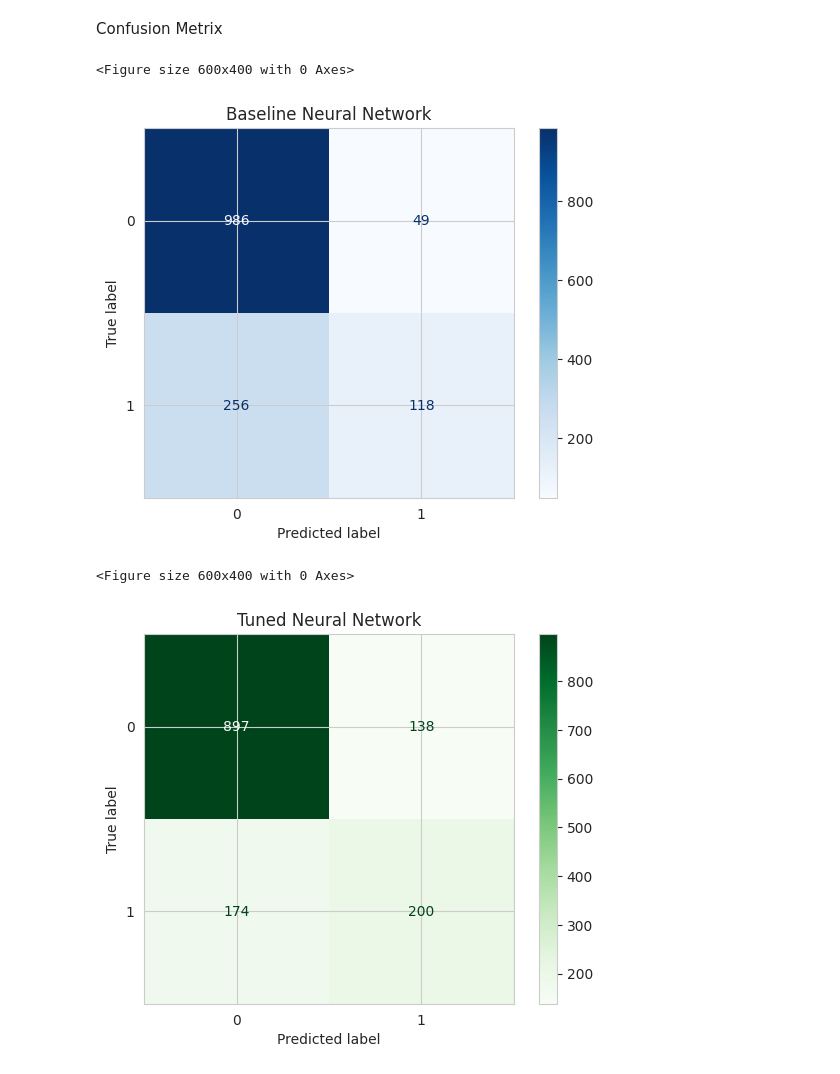
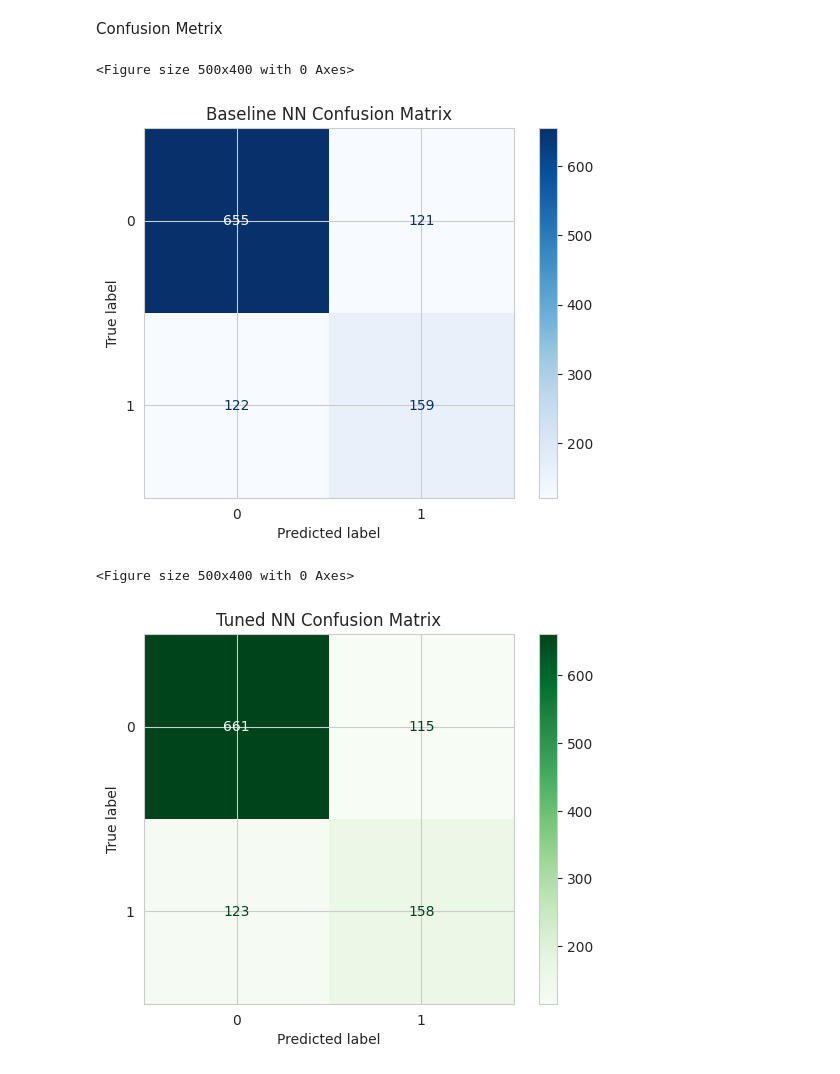
Before and after one commit to sanulisiya/Telco-churn-prediction20231263, a Jupyter notebook: Machine_Learning_Coursework.ipynb, the cells around one changed output. Drawn from its saved outputs; the diff is of its cells as text; code cells hidden in the pictures.

```diff
--- a/Machine_Learning_Coursework.ipynb
+++ b/Machine_Learning_Coursework.ipynb
@@ -148,0 +168,4 @@ No duplicate rows found!
+# %%
+df[num_cols] = df[num_cols].fillna(0)  # fill NaNs with 0
+# or, if you prefer, drop rows:
+# df = df.dropna(subset=num_cols)
@@ -636,7 +654,8 @@ One-Hot Endoding
 # %%
-multi_class_features = ['Contract', 'PaymentMethod', 'InternetService', 'MultipleLines', 'OnlineSecurity', 'OnlineBackup', 'DeviceProtection', 'TechSupport', 'StreamingTV', 'StreamingMovies']
-df = pd.get_dummies(df, columns=multi_class_features,drop_first=True)
-
+multi_class_features = ['Contract', 'PaymentMethod', 'InternetService', 'MultipleLines',
+                        'OnlineSecurity', 'OnlineBackup', 'DeviceProtection',
+                        'TechSupport', 'StreamingTV', 'StreamingMovies']
+df = pd.get_dummies(df, columns=multi_class_features, drop_first=True)
 
 df.apply(lambda x: x.unique())
 # %% [output]
@@ -1318,0 +1366,14 @@ Tuned NN Accuracy (~80% goal): 0.7821149751596878
+# %%
+# --------------------------------
+#  Tuned Evaluation
+# --------------------------------
+tuned_test_pred = tuned_model.predict(X_test)
+tuned_test_pred = np.nan_to_num(tuned_test_pred)
+tuned_test_class = (tuned_test_pred > 0.5).astype(int)
+
+print("=== Tuned Neural Network ===")
+print("Validation Accuracy:", accuracy_score(y_val, (tuned_model.predict(X_val) > 0.5).astype(int)))
+print("Test Accuracy:", accuracy_score(y_test, tuned_test_class))
+print("Test ROC–AUC:", roc_auc_score(y_test, tuned_test_pred))
+print("\nClassification Report (Test):")
+print(classification_report(y_test, tuned_test_class))
@@ -1392,23 +1469,18 @@ plt.show()
 # %% [markdown]
 Confusion Metrix
 # %%
-from sklearn.metrics import ConfusionMatrixDisplay, confusion_matrix
-
-# Baseline
-cm_base = confusion_matrix(y_test, y_pred_baseline_nn_class)
-plt.figure(figsize=(6,4))
-ConfusionMatrixDisplay(cm_base).plot(cmap="Blues")
-plt.title("Baseline Neural Network")
+# Confusion Matrices
+plt.figure(figsize=(5,4))
+ConfusionMatrixDisplay(confusion_matrix(y_test, baseline_test_class)).plot(cmap="Blues")
+plt.title("Baseline NN Confusion Matrix")
 plt.show()
 
-# Tuned
-cm_tuned = confusion_matrix(y_test, y_pred_tuned_nn_class)
-plt.figure(figsize=(6,4))
-ConfusionMatrixDisplay(cm_tuned).plot(cmap="Greens")
-plt.title("Tuned Neural Network")
+plt.figure(figsize=(5,4))
+ConfusionMatrixDisplay(confusion_matrix(y_test, tuned_test_class)).plot(cmap="Greens")
+plt.title("Tuned NN Confusion Matrix")
 plt.show()
 # %% [output]
-<Figure size 600x400 with 0 Axes>
+<Figure size 500x400 with 0 Axes>
-[figure, old version]
+[figure, new version]
-<Figure size 600x400 with 0 Axes>
+<Figure size 500x400 with 0 Axes>
-[figure, old version]
+[figure, new version]
```
Also changed, not shown: parts of 48 cells of this notebook.
